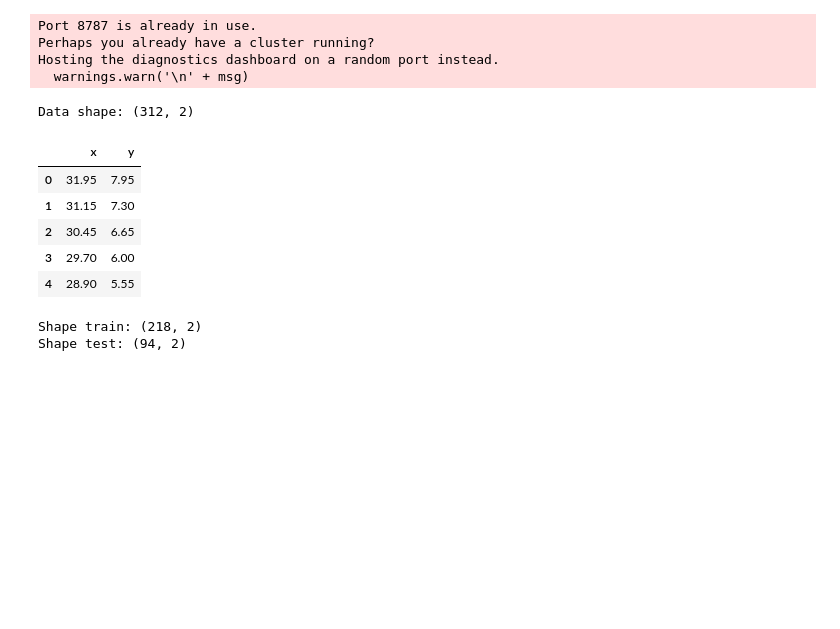
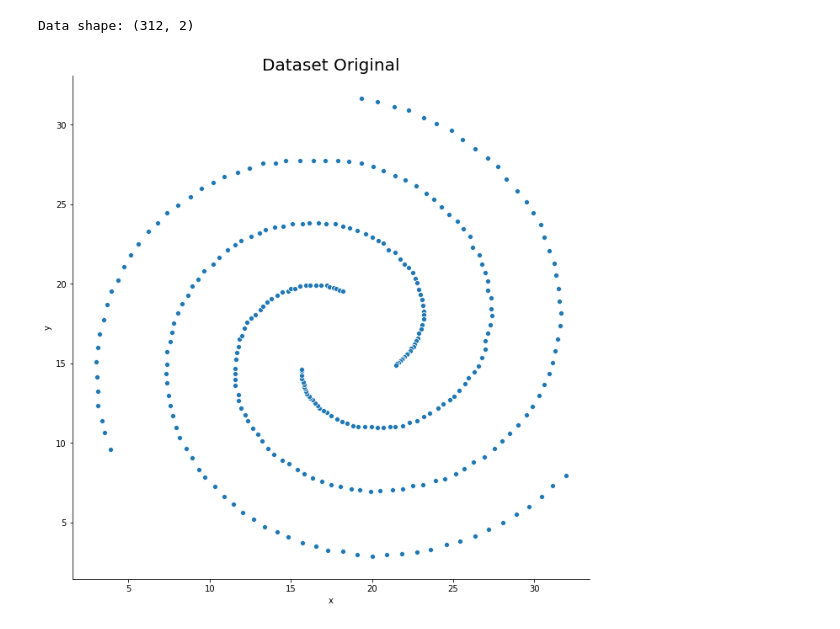
Before and after one commit to TattooeDeer/-DataMining-Tarea1, a Jupyter notebook: spiral.ipynb, the cells around one changed output. Saved outputs shown, nothing was run; the diff lists cells and outputs as text; code cells hidden in the pictures; blank space fills up the shorter version.

Commit message:
Done with training + code

```diff
--- a/spiral.ipynb
+++ b/spiral.ipynb
@@ -43,11 +25,14 @@ SVC | 0.41 | 0.63 | 0.50
 # %%
 # General purpose
 import numpy as np
+import pandas as pd
+
+# Graphical
 import matplotlib.pyplot as plt
 import seaborn as sn
 %matplotlib inline
-from scipy.spatial.distance import chebyshev
-import pandas as pd
+from ipywidgets import interact, interactive, fixed
+import ipywidgets as widgets
 
 # Seed
 seed = 15051991 # My birthday because I love myself <3
@@ -55,43 +40,27 @@ seed = 15051991 # My birthday because I love myself <3
 # Joblib backend
 from joblib import parallel_backend
 
-# Dask
-
-from dask_ml.model_selection import GridSearchCV
-import dask.distributed
-from dask.distributed import Client
-from dask_ml.cluster import KMeans, PartialMiniBatchKMeans, SpectralClustering
-#client = Client('scheduler-address:8786') # dask web interface client
-client = Client()
-
 # Sklearn
 from sklearn.pipeline import Pipeline
-from sklearn.cluster import KMeans, AgglomerativeClustering, DBSCAN, MeanShift
-from sklearn.model_selection import train_test_split
+from sklearn.cluster import KMeans, AgglomerativeClustering, DBSCAN, MeanShift, SpectralClustering
+from sklearn.metrics import silhouette_score, make_scorer
 
 # Fuzzy clustering
-import skfuzzy as fuzz
+from skfuzzy.cluster import cmeans, cmeans_predict
+
+# Utility function to create the benchmark for each model
+from train_benchmark import *
+
+import warnings
+warnings.filterwarnings('ignore')
-# %% [output]
-Port 8787 is already in use.
-Perhaps you already have a cluster running?
-Hosting the diagnostics dashboard on a random port instead.
-  warnings.warn('\n' + msg)
 # %%
+# Data import
 df = pd.read_table('spiral.txt', names=['x','y'])
 print('Data shape: {}'.format(df.shape))
-df.head()
+fig, ax = plt.subplots(figsize=(11, 11))
+sn.despine()
+plt.title('Dataset Original', size = 20)
+sn.scatterplot(x = df.x, y = df.y);
 # %% [output]
 Data shape: (312, 2)
-|  | x | y |
-| 0 | 31.95 | 7.95 |
-| 1 | 31.15 | 7.30 |
-| 2 | 30.45 | 6.65 |
-| 3 | 29.70 | 6.00 |
-| 4 | 28.90 | 5.55 |
+[figure, added]
-# %%
-df_train, df_test = train_test_split(df, test_size = 0.3, random_state = seed)
-print('Shape train: {}'.format(df_train.shape))
-print('Shape test: {}'.format(df_test.shape))
-# %% [output]
-Shape train: (218, 2)
-Shape test: (94, 2)
```
Also changed, not shown: parts of 29 cells of this notebook, 1 other file.
